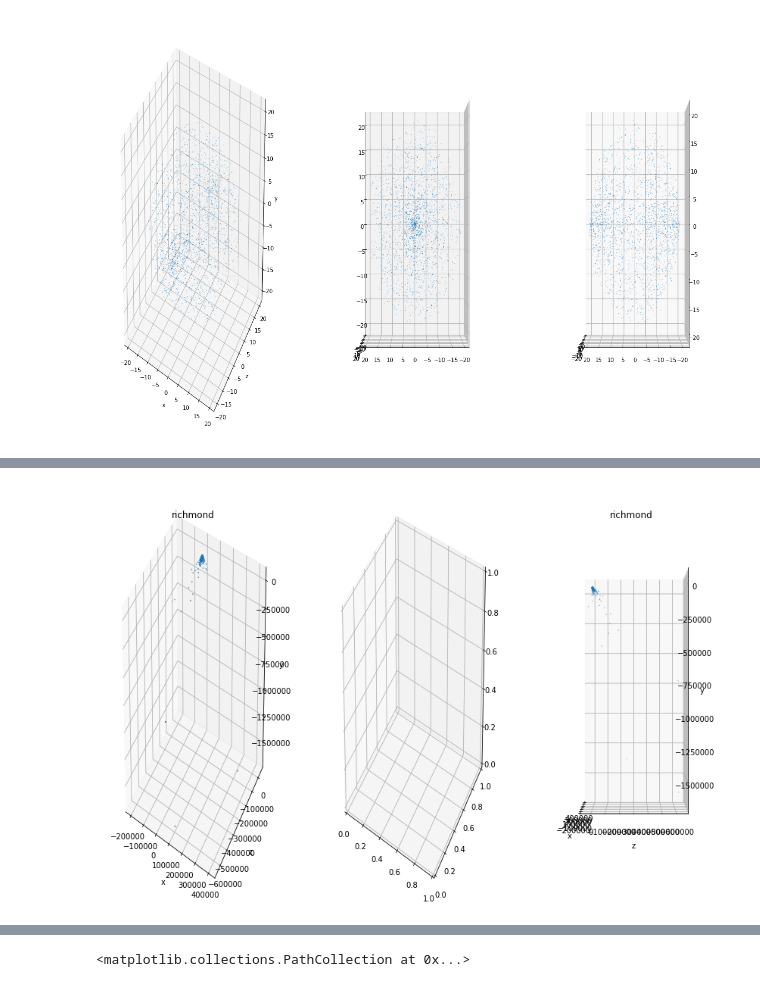
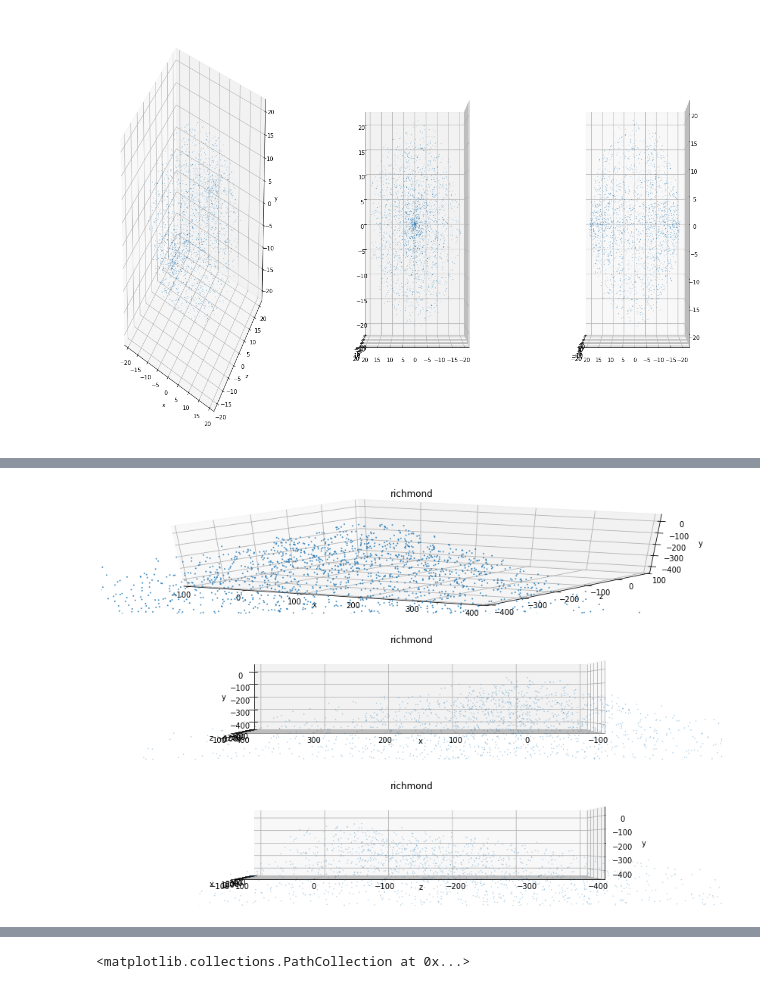
Before and after one commit to lauramv1832/Gaia, a Jupyter notebook: Gaia.ipynb, the cells around one changed output, grey strips where cells are left out. Saved outputs shown, nothing was run; the diff lists cells and outputs as text; code cells hidden in the pictures.

```diff
--- a/Gaia.ipynb
+++ b/Gaia.ipynb
@@ -854,37 +792,46 @@ richmond.loc[:, 'R'] = richmond['parallax_arcsec'].apply(distance)
 richmond.loc[:, 'x'] = richmond.apply(lambda r: x(r['R'], r['b'], r['l']), axis=1)
 richmond.loc[:, 'y'] = richmond.apply(lambda r: y(r['R'], r['b'], r['l']), axis=1)
 richmond.loc[:, 'z'] = richmond.apply(lambda r: z(r['R'], r['b']), axis=1)
 
 fig = plt.figure()
-axr = fig.add_subplot(131, projection ='3d')
+axr = fig.add_subplot(311, projection ='3d')
 axr.scatter(richmond['x'], richmond['z'], richmond['y'], s=1)
+axr.set_xlim([-100, 400])
+axr.set_ylim([-400, 100])
+axr.set_zlim([-450, 50])
 axr.set_xlabel('x')
 axr.set_ylabel('z')
 axr.set_zlabel('y')
 axr.set_title('richmond')
 
-axn1 = fig.add_subplot(132, projection ='3d')
+axr1 = fig.add_subplot(312, projection ='3d')
 axr1.scatter(richmond['x'], richmond['z'], richmond['y'], s=0.1)
+axr1.set_xlim([-100, 400])
+axr1.set_ylim([-400, 100])
+axr1.set_zlim([-450, 50])
 axr1.set_xlabel('x')
 axr1.set_ylabel('z')
 axr1.set_zlabel('y')
 axr1.set_title('richmond')
 axr1.view_init(0, 90)
 plt.show
 
-axr2 = fig.add_subplot(133, projection ='3d')
+axr2 = fig.add_subplot(313, projection ='3d')
 axr2.scatter(richmond['x'], richmond['z'], richmond['y'], s=0.1)
+axr2.set_xlim([-100, 400])
+axr2.set_ylim([-400, 100])
+axr2.set_zlim([-450, 50])
 axr2.set_xlabel('x')
 axr2.set_ylabel('z')
 axr2.set_zlabel('y')
 axr2.set_title('richmond')
 axr2.view_init(0, 180)
 plt.show
 
 plt.subplots_adjust(0.4, 0.4, 2.3, 2.3)
 plt.show()
 # %% [output]
-[figure, old version]
+[figure, new version]
 # %%
 #SELECT * from gaiadr2.gaia_source where
 #RA between 56.35 and 57.35 AND
```
Also changed, not shown: parts of 43 cells of this notebook.
